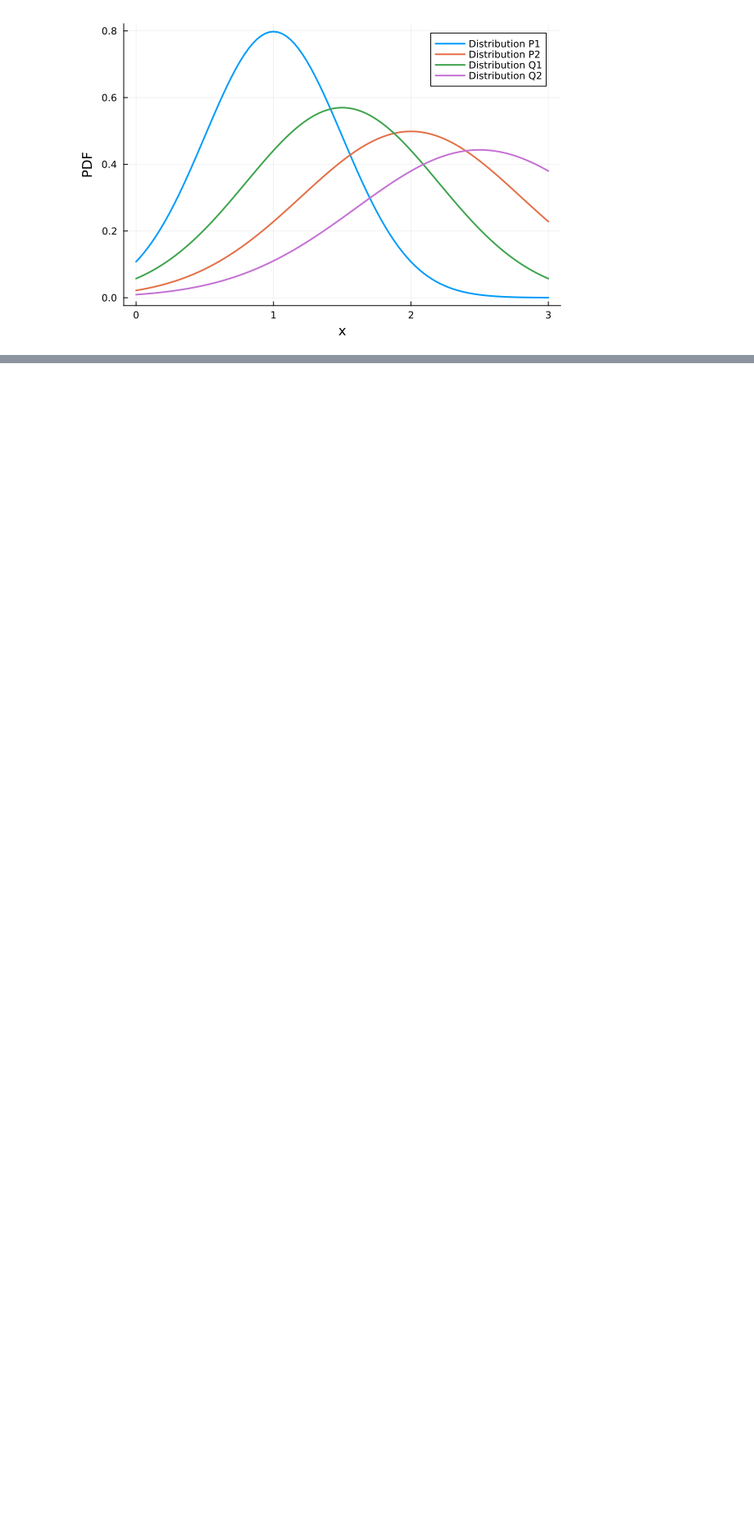
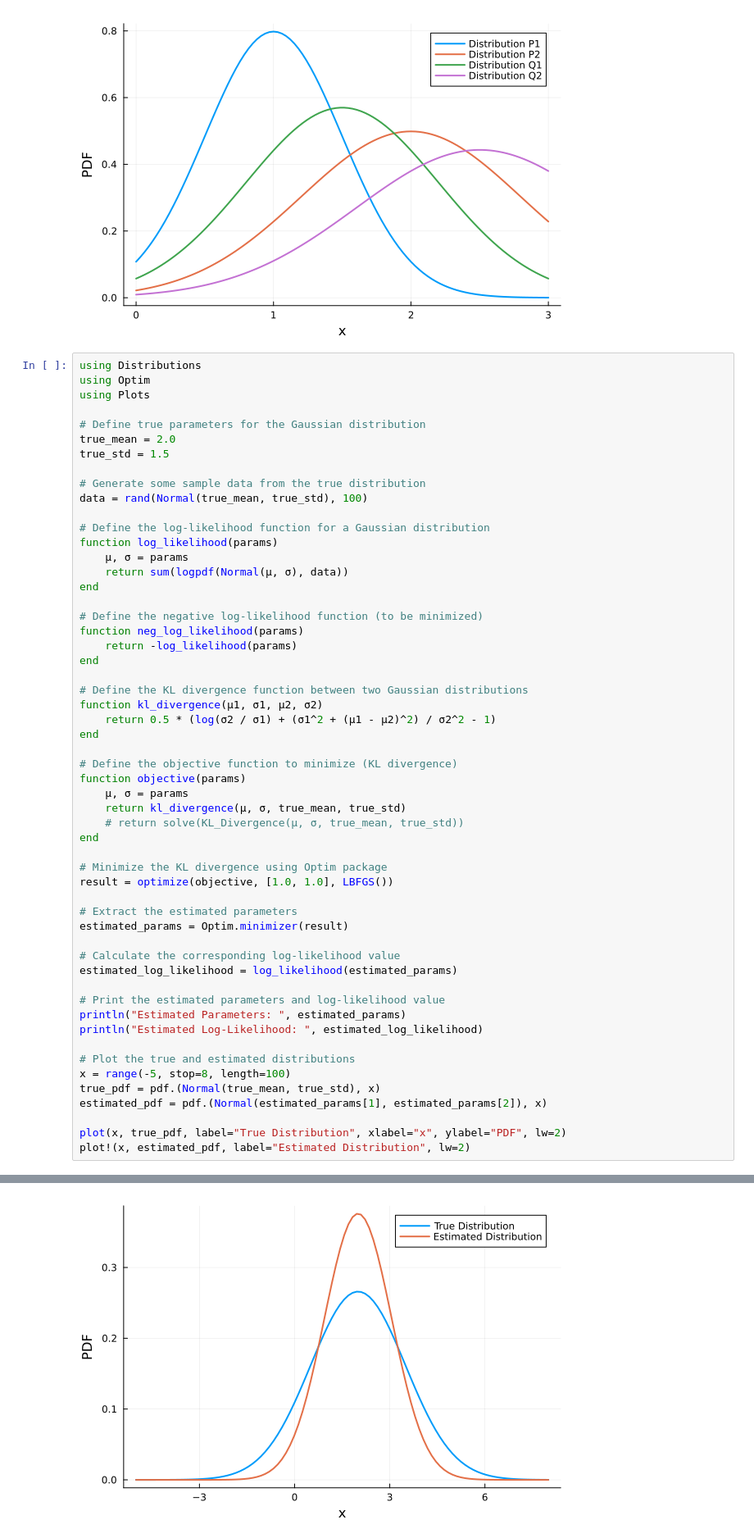
Before and after one commit to setrar/IntroStat, a Jupyter notebook: CheatSheet/KL_Divergence.ipynb, the cells around one changed output, grey strips where cells are left out. Shown at 82% size. Drawn from its saved outputs; the diff is of its cells as text; blank space fills up the shorter version.

```diff
--- a/CheatSheet/KL_Divergence.ipynb
+++ b/CheatSheet/KL_Divergence.ipynb
@@ -100,3 +100,59 @@ plot!(x, pdfᵩ[1], label="Distribution Q1", lw=2)
 plot!(x, pdfᵩ[2], label="Distribution Q2", lw=2)
 # %% [output]
 [figure]
+# %%
+using Distributions
+using Optim
+using Plots
+
+# Define true parameters for the Gaussian distribution
+true_mean = 2.0
+true_std = 1.5
+
+# Generate some sample data from the true distribution
+data = rand(Normal(true_mean, true_std), 100)
+
+# Define the log-likelihood function for a Gaussian distribution
+function log_likelihood(params)
+    μ, σ = params
+    return sum(logpdf(Normal(μ, σ), data))
+end
+
+# Define the negative log-likelihood function (to be minimized)
+function neg_log_likelihood(params)
+    return -log_likelihood(params)
+end
+
+# Define the KL divergence function between two Gaussian distributions
+function kl_divergence(μ1, σ1, μ2, σ2)
+    return 0.5 * (log(σ2 / σ1) + (σ1^2 + (μ1 - μ2)^2) / σ2^2 - 1)
+end
+
+# Define the objective function to minimize (KL divergence)
+function objective(params)
+    μ, σ = params
+    return kl_divergence(μ, σ, true_mean, true_std)
+    # return solve(KL_Divergence(μ, σ, true_mean, true_std))
+end
+
+# Minimize the KL divergence using Optim package
+result = optimize(objective, [1.0, 1.0], LBFGS())
+
+# Extract the estimated parameters
+estimated_params = Optim.minimizer(result)
+
+# Calculate the corresponding log-likelihood value
+estimated_log_likelihood = log_likelihood(estimated_params)
+
+# Print the estimated parameters and log-likelihood value
+println("Estimated Parameters: ", estimated_params)
+println("Estimated Log-Likelihood: ", estimated_log_likelihood)
+
+# Plot the true and estimated distributions
+x = range(-5, stop=8, length=100)
+true_pdf = pdf.(Normal(true_mean, true_std), x)
+estimated_pdf = pdf.(Normal(estimated_params[1], estimated_params[2]), x)
+
+plot(x, true_pdf, label="True Distribution", xlabel="x", ylabel="PDF", lw=2)
+plot!(x, estimated_pdf, label="Estimated Distribution", lw=2)
+# %% [output]
@@ -102,0 +161 @@ plot!(x, pdfᵩ[2], label="Distribution Q2", lw=2)
+[figure, added]
```
Also changed, not shown: parts of 1 cell of this notebook.
